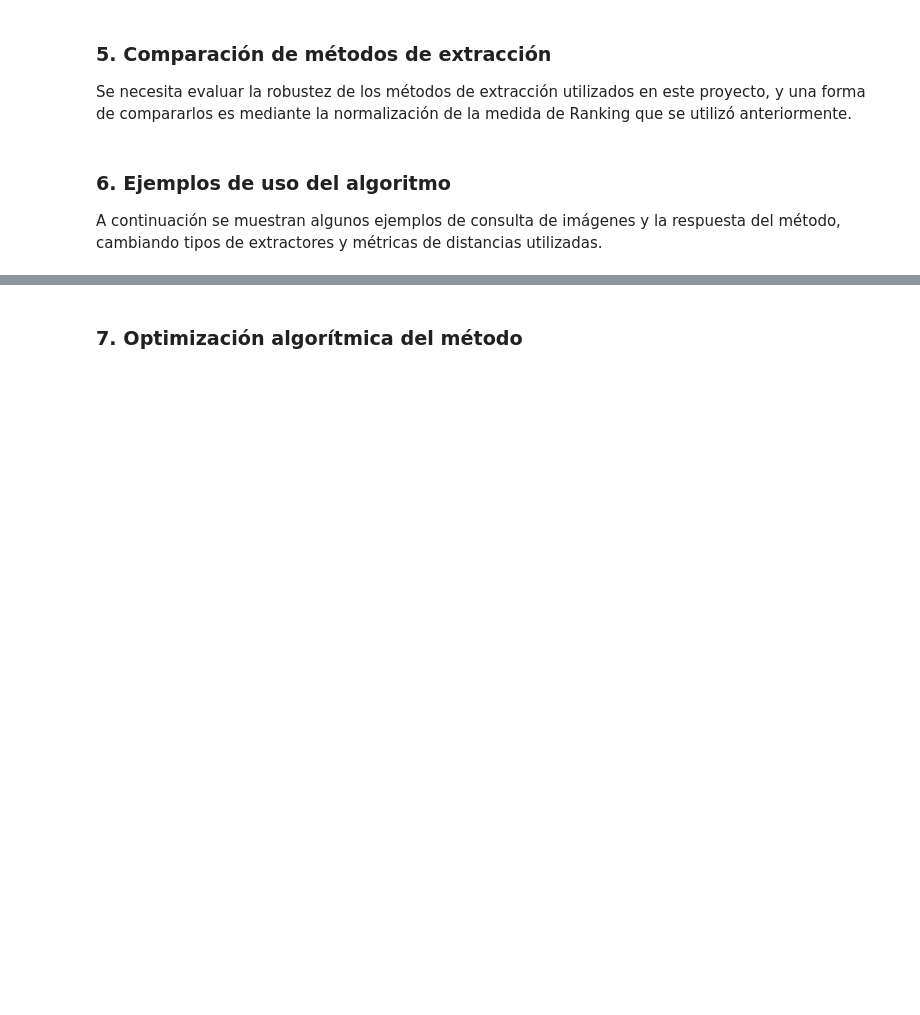
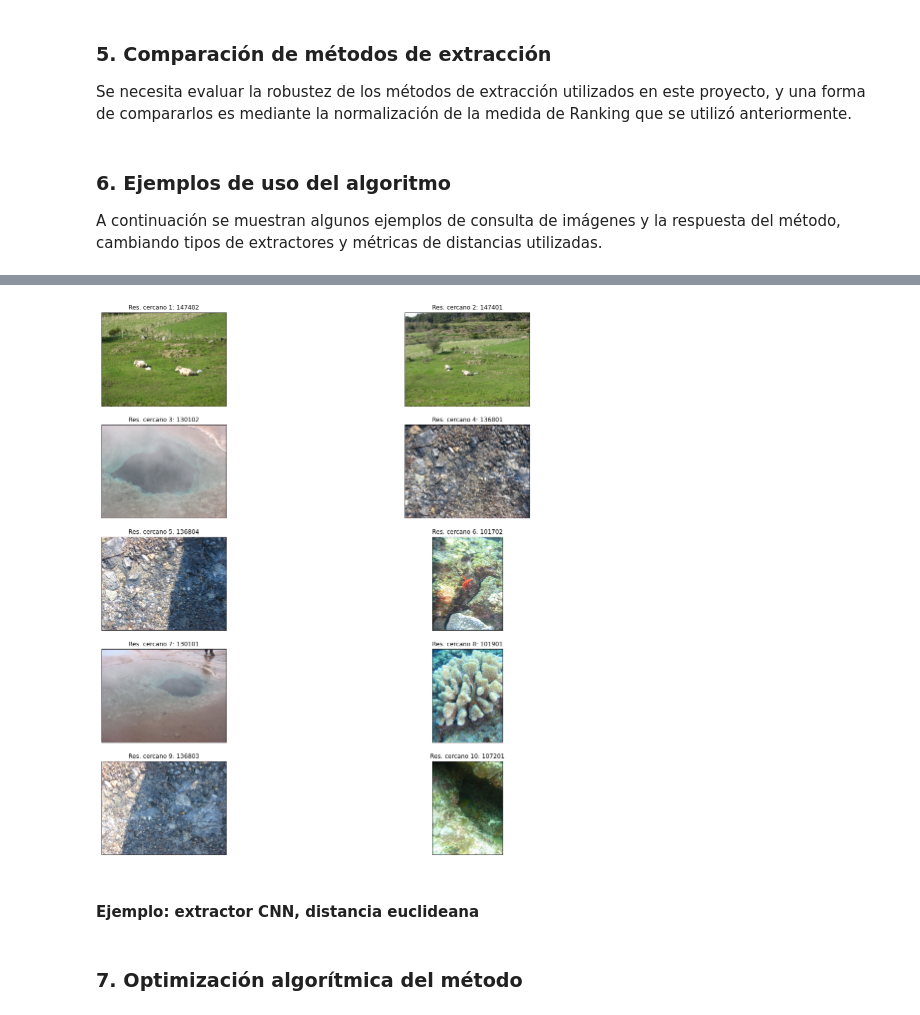
Before and after one commit to SoraSpace769/Proyecto_final_EL5206, a Jupyter notebook: Proyecto_IC_imagenes.ipynb, the cells around one changed output, grey strips where cells are left out. Saved outputs shown, nothing was run; the diff lists cells and outputs as text; code cells hidden in the pictures; blank space fills up the shorter version.

```diff
--- a/Proyecto_IC_imagenes.ipynb
+++ b/Proyecto_IC_imagenes.ipynb
@@ -385,3 +405,23 @@ de distancias utilizadas.
+# %%
+index_ex1 = dist_sort_euc_index[img_query_ex1] #posiciones de img cercanas
+results = [index_ex1[i] for i in range(0,10)]
+results_names = [db_names[pos] for pos in results] #nombres de img relevantes
+results_img = [mpimg.imread('jpg/' + results_names[i] + '.jpg')
+               for i in range(len(results_names))]
+results_labels = ['Res. cercano ' + str(i+1)
+                  + ': ' + results_names[i]
+                  for i in range(len(results_names))]
+# %%
+plt.figure(figsize = (20,20))
+for i in range(len(results_img)):
+
+    plt.subplot(5,2,i+1), plt.imshow(results_img[i])
+    plt.title(results_labels[i])
+    plt.xticks([]),plt.yticks([])
+# %% [output]
+[figure, added]
+# %% [markdown]
+#### Ejemplo: extractor CNN, distancia euclideana
 # %% [markdown]
 ### 7. Optimización algorítmica del método
 # %% [markdown]
```
Also changed, not shown: parts of 6 cells of this notebook.
